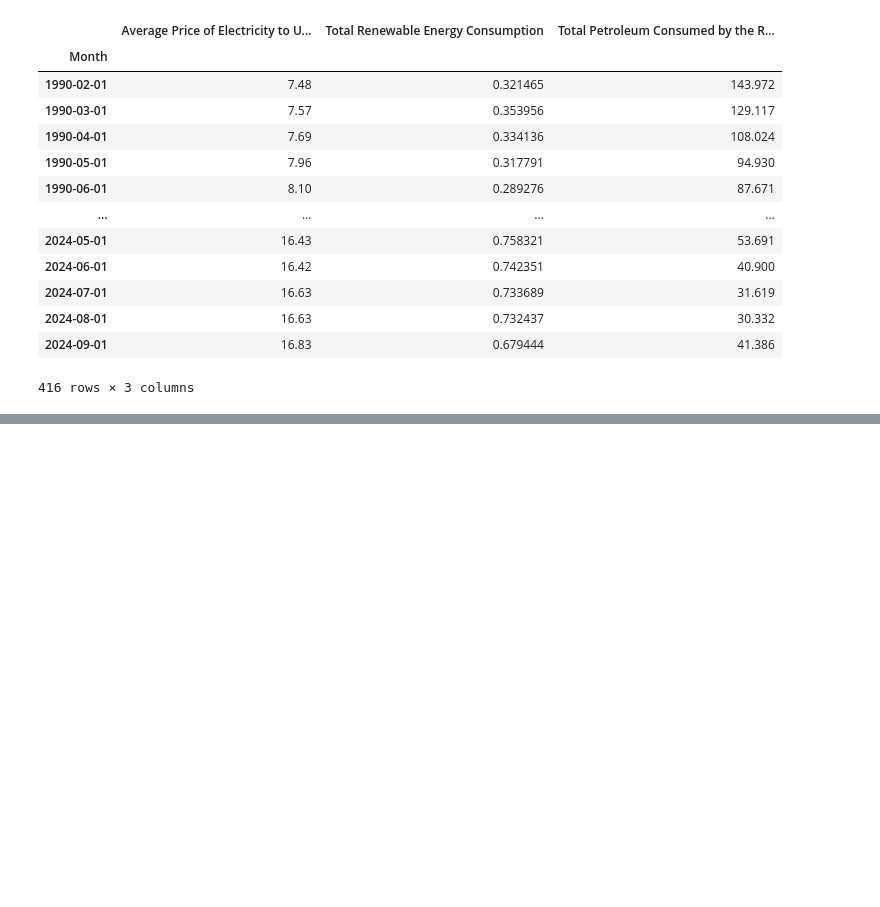
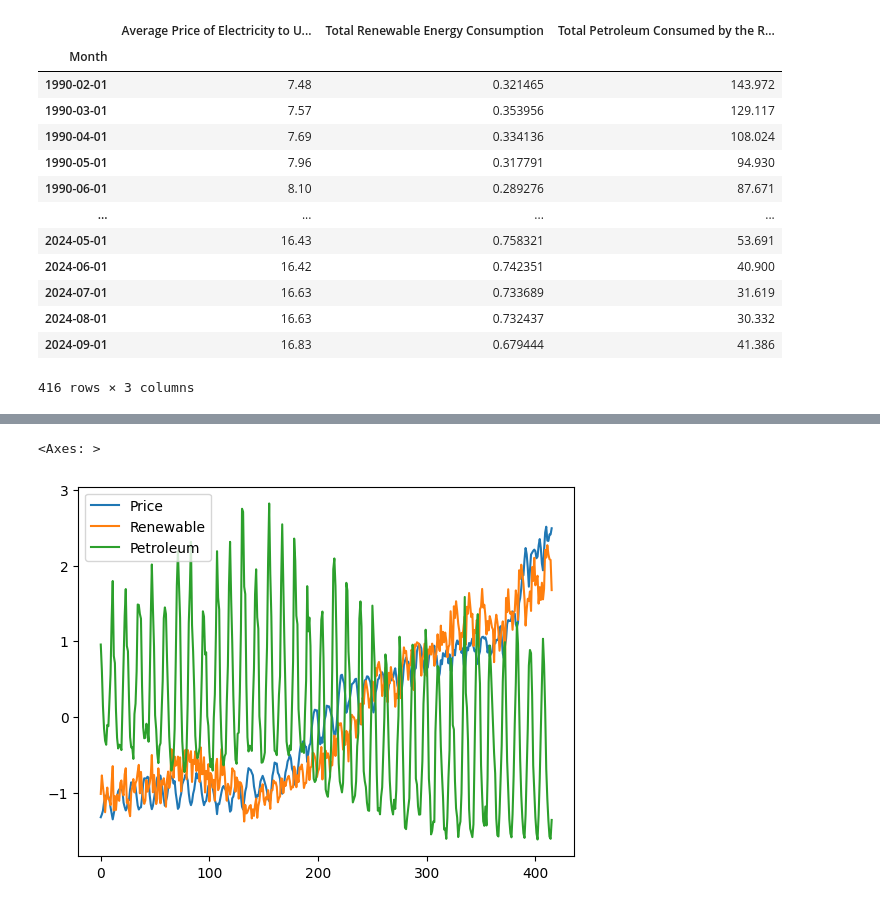
Before and after one commit to bktakacs/springboard_dsc_capstone3, a Jupyter notebook: pp-model.ipynb, the cells around one changed output, grey strips where cells are left out. Saved outputs shown, nothing was run; the diff lists cells and outputs as text; code cells hidden in the pictures; blank space fills up the shorter version.

Commit message:
starting preprocessing

```diff
--- a/pp-model.ipynb
+++ b/pp-model.ipynb
@@ -42,0 +44,4 @@ Need to convert  energies to same unit.
+# %%
+df.rename(columns={'Average Price of Electricity to Ultimate Customers, Residential':'Price', 'Total Renewable Energy Consumption':'Renewable', 'Total Petroleum Consumed by the Residential Sector':'Petroleum'}, inplace=True)
+df.Renewable *= 1e3
+df
@@ -42,0 +67,5 @@ Need to convert  energies to same unit.
+# %%
+scaler = preprocessing.StandardScaler()
+scaled_df = scaler.fit_transform(df)
+scaled_df = pd.DataFrame(scaled_df, columns=df.columns)
+scaled_df.head()
@@ -42,0 +79,5 @@ Need to convert  energies to same unit.
+# %%
+scaled_df.plot()
+# %% [output]
+<Axes: >
+[figure, added]
```
Also changed, not shown: parts of 5 cells of this notebook.
